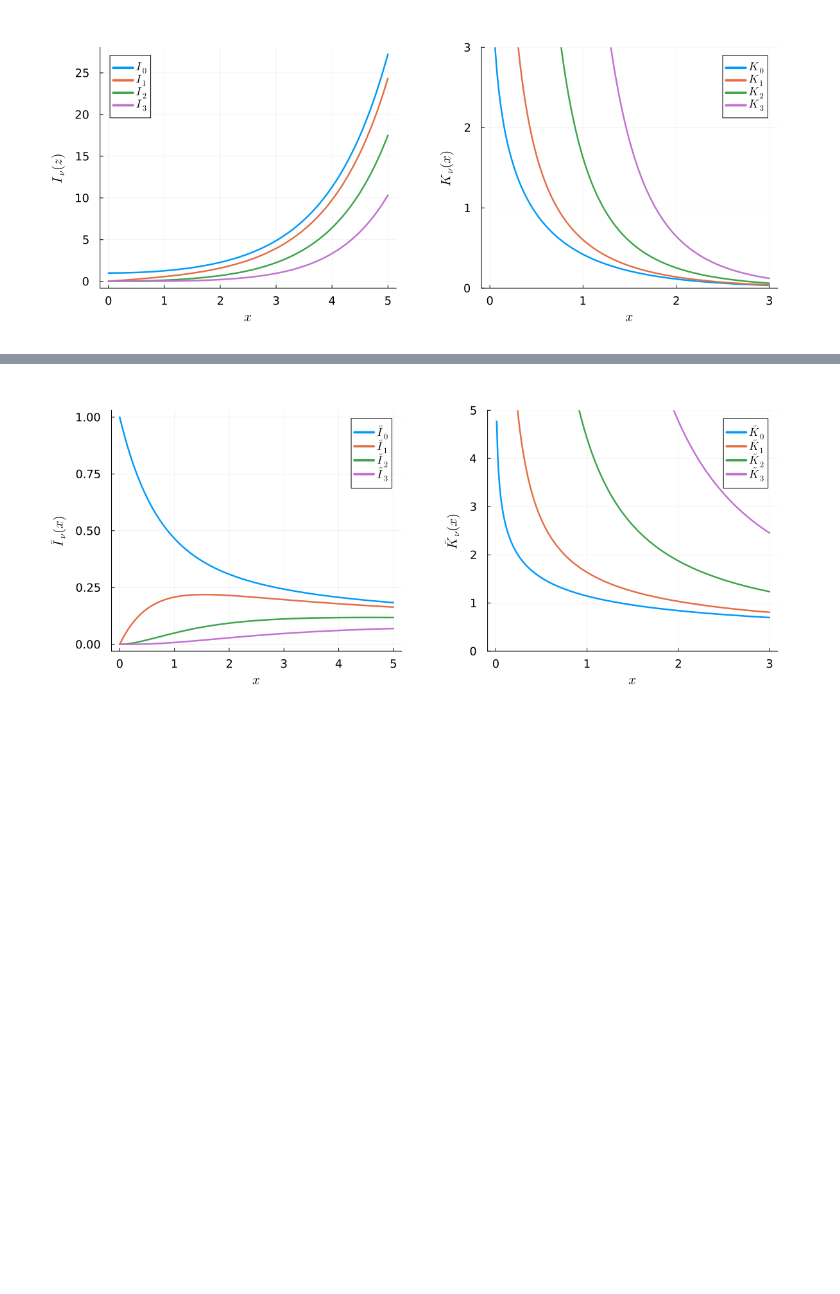
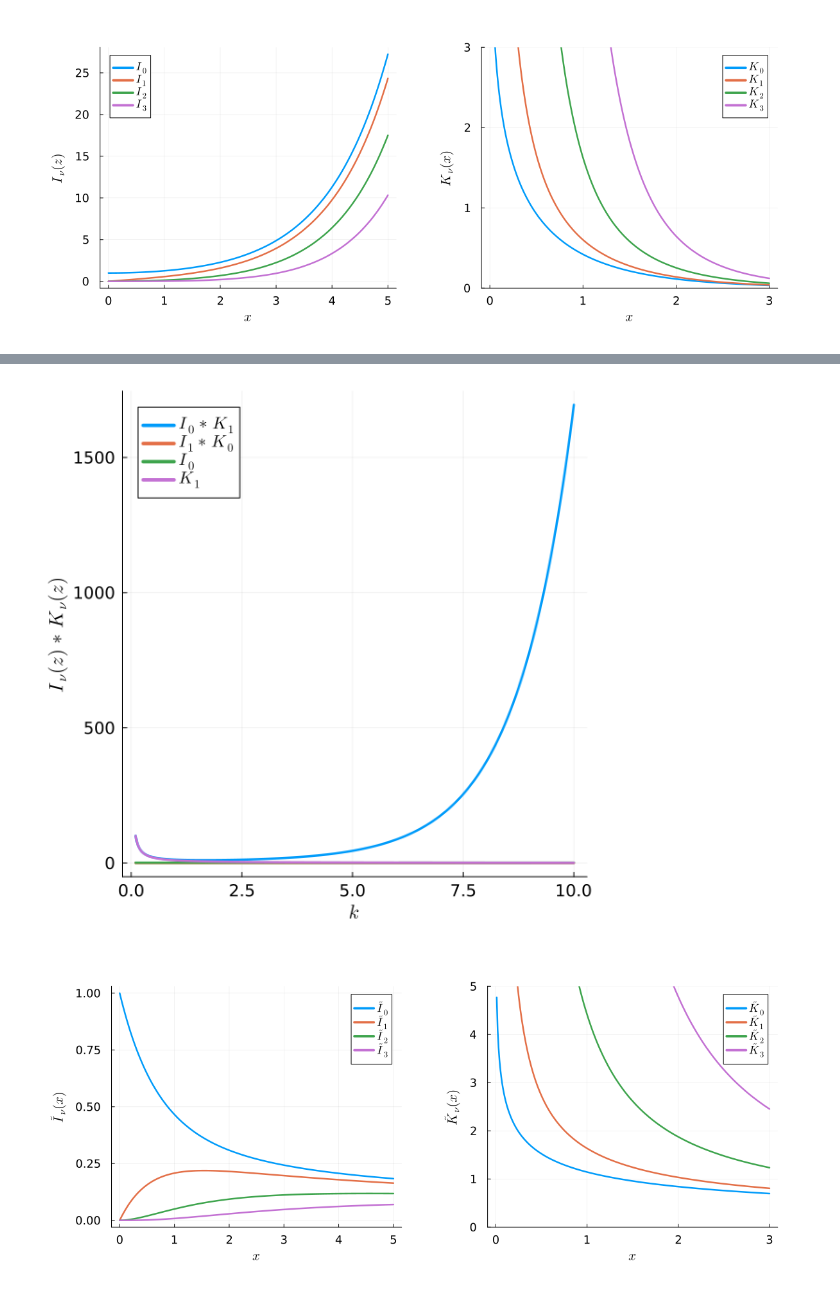
Before and after one commit to karnavr/kylindros, a Jupyter notebook: experiments/scaledBessels.ipynb, the cells around one changed output, grey strips where cells are left out. Cells and saved outputs as stored; diff of their text form; code cells hidden in the pictures; blank space fills up the shorter version.

```diff
--- a/experiments/scaledBessels.ipynb
+++ b/experiments/scaledBessels.ipynb
@@ -50,3 +97,28 @@ combined_plot
+# %%
+# plot scaled modified bessel function I(z) for order 0, 1, 2, 3
+k = 0.1:0.01:10
+lw = 2.5
+
+b = 0.1
+
+p = plot(k, besseli.(0, k).*besselk.(1, k*b),
+    label=L"I_0*K_1",
+    linewidth=lw,
+    size=(600, 600),
+    legendfontsize=12,
+    tickfontsize=12,
+    guidefontsize=14)
+
+
+plot!(p, k, besseli.(1, k.*b).*besselk.(0, k), label=L"I_1*K_0", linewidth=lw)
+
+plot!(p, k, besseli.(0, k.*b), label=L"I_0", linewidth=lw)
+plot!(p, k, besselk.(1, k.*b), label=L"K_1", linewidth=lw)
+
+xlabel!(L"k")
+ylabel!(L"I_{\nu}(z)*K_{\nu}(z)")
+# %% [output]
+[figure, added]
 # %%
 # Plot scaled modified bessel functions I_ν(z) * exp(-z) and K_ν(z) * exp(z)
 z = 0:0.01:5
```
Also changed, not shown: parts of 19 cells of this notebook, 14 other files.
